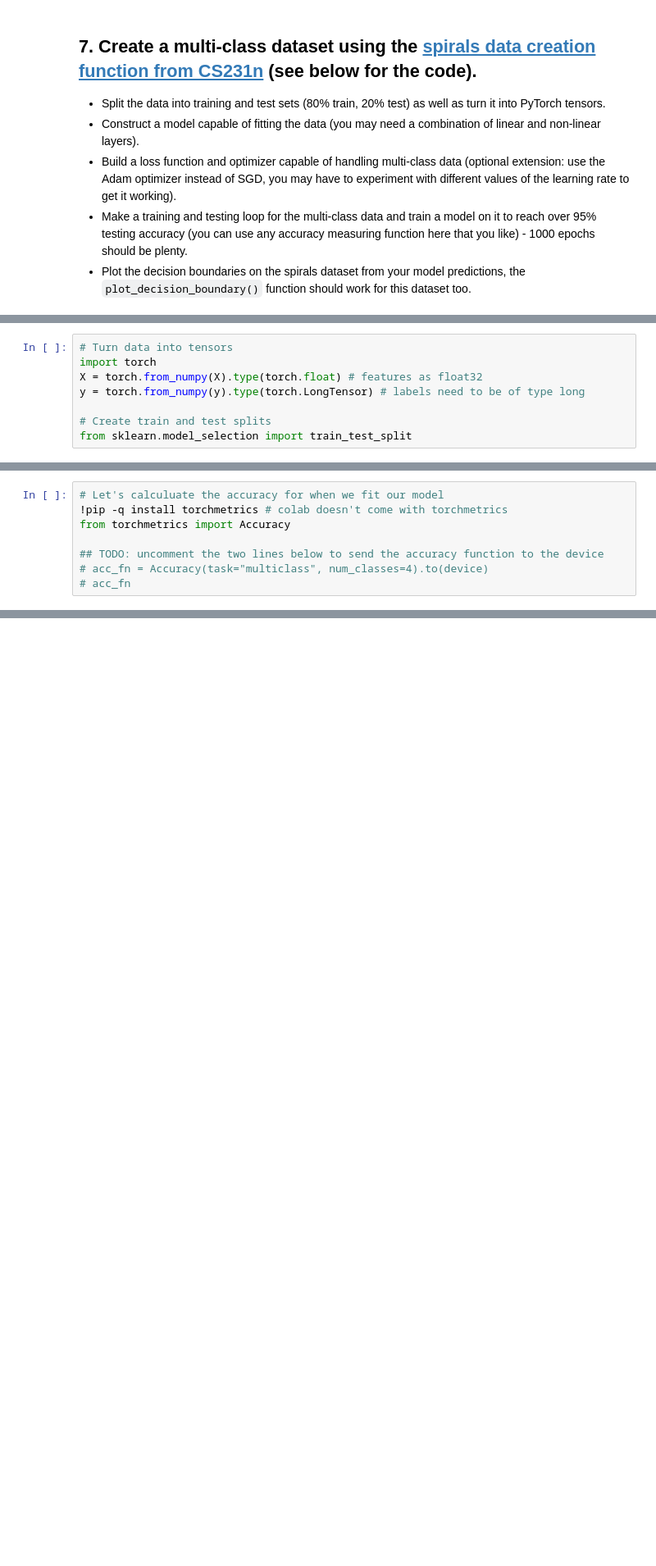
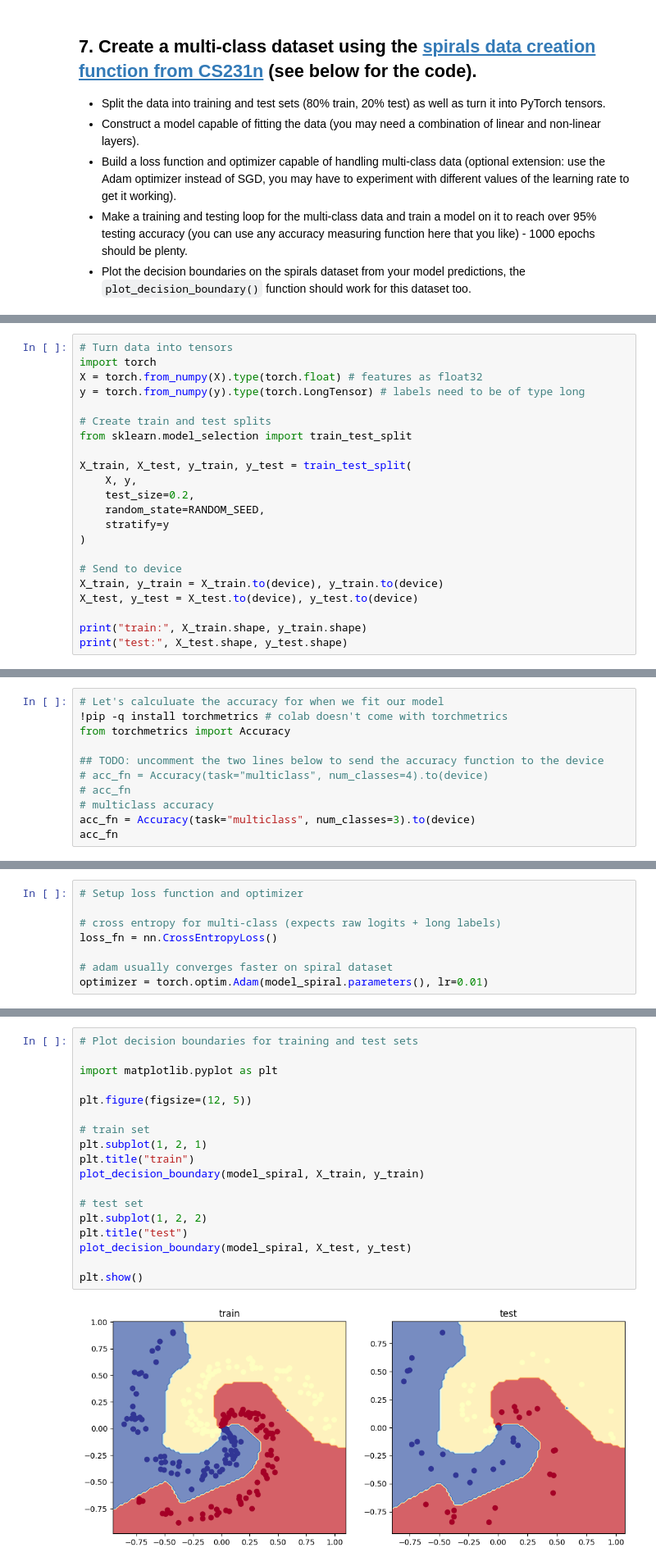
Before and after one commit to Avichay3/Full-training, a Jupyter notebook: Copy_of_02_pytorch_classification_exercises.ipynb, the cells around one changed output, grey strips where cells are left out. Shown at 82% size. Cells and saved outputs as stored; diff of their text form; blank space fills up the shorter version.

```diff
--- a/Copy_of_02_pytorch_classification_exercises.ipynb
+++ b/Copy_of_02_pytorch_classification_exercises.ipynb
@@ -409,3 +409,17 @@ y = torch.from_numpy(y).type(torch.LongTensor) # labels need to be of type long
 
 # Create train and test splits
 from sklearn.model_selection import train_test_split
+
+X_train, X_test, y_train, y_test = train_test_split(
+    X, y,
+    test_size=0.2,
+    random_state=RANDOM_SEED,
+    stratify=y
+)
+
+# Send to device
+X_train, y_train = X_train.to(device), y_train.to(device)
+X_test, y_test = X_test.to(device), y_test.to(device)
+
+print("train:", X_train.shape, y_train.shape)
+print("test:", X_test.shape, y_test.shape)
@@ -417,3 +434,6 @@ from torchmetrics import Accuracy
 ## TODO: uncomment the two lines below to send the accuracy function to the device
 # acc_fn = Accuracy(task="multiclass", num_classes=4).to(device)
 # acc_fn
+# multiclass accuracy
+acc_fn = Accuracy(task="multiclass", num_classes=3).to(device)
+acc_fn
@@ -450,3 +523,11 @@ Pred labels:
+# %%
+# Setup loss function and optimizer
+
+# cross entropy for multi-class (expects raw logits + long labels)
+loss_fn = nn.CrossEntropyLoss()
+
+# adam usually converges faster on spiral dataset
+optimizer = torch.optim.Adam(model_spiral.parameters(), lr=0.01)
 # %%
 # Build a training loop for the model
 
@@ -482,0 +593,20 @@ Pred labels:
+# %%
+# Plot decision boundaries for training and test sets
+
+import matplotlib.pyplot as plt
+
+plt.figure(figsize=(12, 5))
+
+# train set
+plt.subplot(1, 2, 1)
+plt.title("train")
+plot_decision_boundary(model_spiral, X_train, y_train)
+
+# test set
+plt.subplot(1, 2, 2)
+plt.title("test")
+plot_decision_boundary(model_spiral, X_test, y_test)
+
+plt.show()
+# %% [output]
+[figure, added]
```
Also changed, not shown: parts of 9 cells of this notebook.
